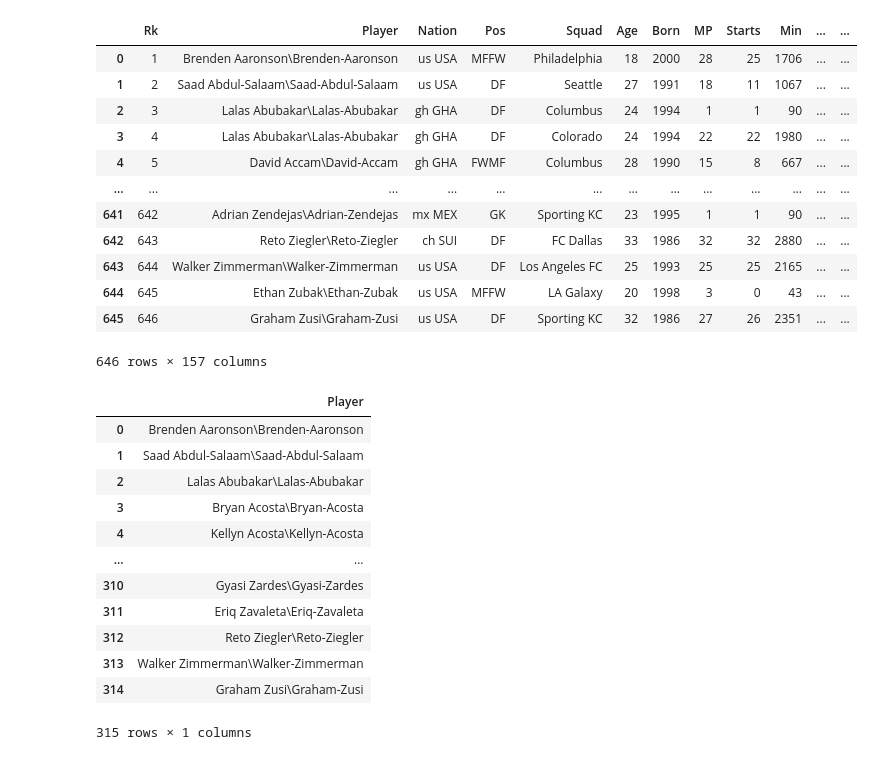
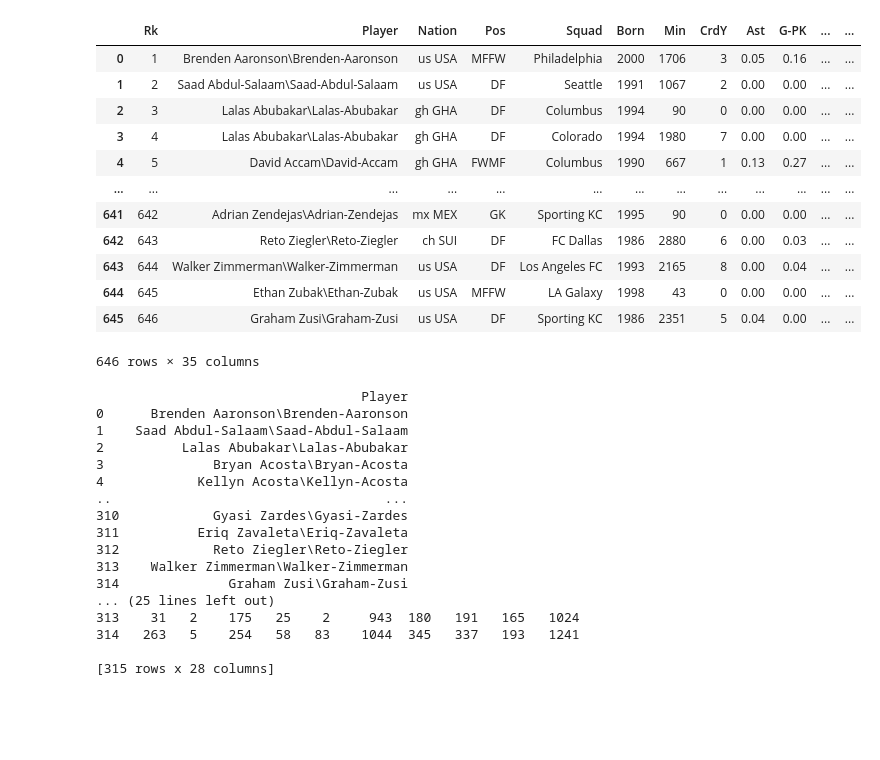
Before and after one commit to avcheng/MLSAnalysis, a Jupyter notebook: ML_Analysis_Outfield.ipynb, the cells around one changed output. Saved outputs shown, nothing was run; the diff lists cells and outputs as text; code cells hidden in the pictures; blank space fills up the shorter version.

```diff
--- a/ML_Analysis_Outfield.ipynb
+++ b/ML_Analysis_Outfield.ipynb
@@ -14,50 +14,55 @@ from sklearn.decomposition import PCA
 from sklearn.cluster import KMeans
 from sklearn.metrics import silhouette_samples, silhouette_score
 # %%
-file = "data/data_players_2019.csv"
+file = "data/data_players_2019_edited.csv"
 # load dataset into Pandas DataFrame
 
 all = pd.read_csv(file)
 all
 # %% [output]
-|  | Rk | Player | Nation | Pos | Squad | Age | Born | MP | Starts | Min | ... | ... |
-| 0 | 1 | Brenden Aaronson\Brenden-Aaronson | us USA | MFFW | Philadelphia | 18 | 2000 | 28 | 25 | 1706 | ... | ... |
-| 1 | 2 | Saad Abdul-Salaam\Saad-Abdul-Salaam | us USA | DF | Seattle | 27 | 1991 | 18 | 11 | 1067 | ... | ... |
-| 2 | 3 | Lalas Abubakar\Lalas-Abubakar | gh GHA | DF | Columbus | 24 | 1994 | 1 | 1 | 90 | ... | ... |
-| 3 | 4 | Lalas Abubakar\Lalas-Abubakar | gh GHA | DF | Colorado | 24 | 1994 | 22 | 22 | 1980 | ... | ... |
-| 4 | 5 | David Accam\David-Accam | gh GHA | FWMF | Columbus | 28 | 1990 | 15 | 8 | 667 | ... | ... |
+|  | Rk | Player | Nation | Pos | Squad | Born | Min | CrdY | Ast | G-PK | ... | ... |
+| 0 | 1 | Brenden Aaronson\Brenden-Aaronson | us USA | MFFW | Philadelphia | 2000 | 1706 | 3 | 0.05 | 0.16 | ... | ... |
+| 1 | 2 | Saad Abdul-Salaam\Saad-Abdul-Salaam | us USA | DF | Seattle | 1991 | 1067 | 2 | 0.00 | 0.00 | ... | ... |
+| 2 | 3 | Lalas Abubakar\Lalas-Abubakar | gh GHA | DF | Columbus | 1994 | 90 | 0 | 0.00 | 0.00 | ... | ... |
+| 3 | 4 | Lalas Abubakar\Lalas-Abubakar | gh GHA | DF | Colorado | 1994 | 1980 | 7 | 0.00 | 0.00 | ... | ... |
+| 4 | 5 | David Accam\David-Accam | gh GHA | FWMF | Columbus | 1990 | 667 | 1 | 0.13 | 0.27 | ... | ... |
 | ... | ... | ... | ... | ... | ... | ... | ... | ... | ... | ... | ... | ... |
-| 641 | 642 | Adrian Zendejas\Adrian-Zendejas | mx MEX | GK | Sporting KC | 23 | 1995 | 1 | 1 | 90 | ... | ... |
-| 642 | 643 | Reto Ziegler\Reto-Ziegler | ch SUI | DF | FC Dallas | 33 | 1986 | 32 | 32 | 2880 | ... | ... |
-| 643 | 644 | Walker Zimmerman\Walker-Zimmerman | us USA | DF | Los Angeles FC | 25 | 1993 | 25 | 25 | 2165 | ... | ... |
-| 644 | 645 | Ethan Zubak\Ethan-Zubak | us USA | MFFW | LA Galaxy | 20 | 1998 | 3 | 0 | 43 | ... | ... |
-| 645 | 646 | Graham Zusi\Graham-Zusi | us USA | DF | Sporting KC | 32 | 1986 | 27 | 26 | 2351 | ... | ... |
+| 641 | 642 | Adrian Zendejas\Adrian-Zendejas | mx MEX | GK | Sporting KC | 1995 | 90 | 0 | 0.00 | 0.00 | ... | ... |
+| 642 | 643 | Reto Ziegler\Reto-Ziegler | ch SUI | DF | FC Dallas | 1986 | 2880 | 6 | 0.00 | 0.03 | ... | ... |
+| 643 | 644 | Walker Zimmerman\Walker-Zimmerman | us USA | DF | Los Angeles FC | 1993 | 2165 | 8 | 0.00 | 0.04 | ... | ... |
+| 644 | 645 | Ethan Zubak\Ethan-Zubak | us USA | MFFW | LA Galaxy | 1998 | 43 | 0 | 0.00 | 0.00 | ... | ... |
+| 645 | 646 | Graham Zusi\Graham-Zusi | us USA | DF | Sporting KC | 1986 | 2351 | 5 | 0.04 | 0.00 | ... | ... |
-646 rows × 157 columns
+646 rows × 35 columns
 # %%
 pos = "GK"
 
 players = all[all.Min > 1000]
 players = players[~players.Pos.str.contains(pos)]
-players = players.reset_index()
+players = players.reset_index(drop=True)
 player_names = pd.DataFrame(players['Player'])
-# players = players.drop(['Player','Rk','Nation', 'Pos', 'Age', 'Born', 'MP', 'Starts', 'Min', 'Squad'], axis=1)
-players = pd.DataFrame(players[["Gls", "Ast", "PK", "PKatt", "CrdY", "CrdR", "Gls", "Ast", "G+A", "G-PK", "G+A-PK", "xG", "npxG", "xA", "xG", "xA", "xG+xA", "npxG", "npxG+xA", "TotAtt","TotCmp%","TotDist","PrgDist","SbortCmp","ShortAtt","ShortCmp%","MedCmp","MedAtt","MedCmp%","LongCmp","LongAtt","LongCmp%","Att","Tkl%","Past","Press","Succ","Carries","TotDist","PrgDist", "AerialLost", "AerialWon%"]])
+players = players.drop(['Player','Rk','Nation', 'Pos', 'Squad', 'Born', 'Min'], axis=1)
+# players = pd.DataFrame(players[["Gls", "Ast", "PK", "PKatt", "CrdY", "CrdR", "Gls", "Ast", "G+A", "G-PK", "G+A-PK", "xG", "npxG", "xA", "xG", "xA", "xG+xA", "npxG", "npxG+xA", "TotAtt","TotCmp%","TotDist","PrgDist","SbortCmp","ShortAtt","ShortCmp%","MedCmp","MedAtt","MedCmp%","LongCmp","LongAtt","LongCmp%","Att","Tkl%","Past","Press","Succ","Carries","TotDist","PrgDist", "AerialLost", "AerialWon%"]])
 players.reset_index(drop=True)
-player_names
+print(player_names)
+print(players)
 # %% [output]
-|  | Player |
-| 0 | Brenden Aaronson\Brenden-Aaronson |
-| 1 | Saad Abdul-Salaam\Saad-Abdul-Salaam |
-| 2 | Lalas Abubakar\Lalas-Abubakar |
-| 3 | Bryan Acosta\Bryan-Acosta |
-| 4 | Kellyn Acosta\Kellyn-Acosta |
-| ... | ... |
-| 310 | Gyasi Zardes\Gyasi-Zardes |
-| 311 | Eriq Zavaleta\Eriq-Zavaleta |
-| 312 | Reto Ziegler\Reto-Ziegler |
-| 313 | Walker Zimmerman\Walker-Zimmerman |
-| 314 | Graham Zusi\Graham-Zusi |
-315 rows × 1 columns
+                                  Player
+0      Brenden Aaronson\Brenden-Aaronson
+1    Saad Abdul-Salaam\Saad-Abdul-Salaam
+2          Lalas Abubakar\Lalas-Abubakar
+3              Bryan Acosta\Bryan-Acosta
+4            Kellyn Acosta\Kellyn-Acosta
+..                                   ...
+310            Gyasi Zardes\Gyasi-Zardes
+311          Eriq Zavaleta\Eriq-Zavaleta
+312            Reto Ziegler\Reto-Ziegler
+313    Walker Zimmerman\Walker-Zimmerman
+314              Graham Zusi\Graham-Zusi
+... (25 lines left out)
+313    31   2    175   25    2     943  180   191   165   1024
+314   263   5    254   58   83    1044  345   337   193   1241
+
+[315 rows x 28 columns]
 # %%
 scaler = StandardScaler()
 scaled_data = scaler.fit_transform(players.values)
```
Also changed, not shown: parts of 13 cells of this notebook, 12 other files.
